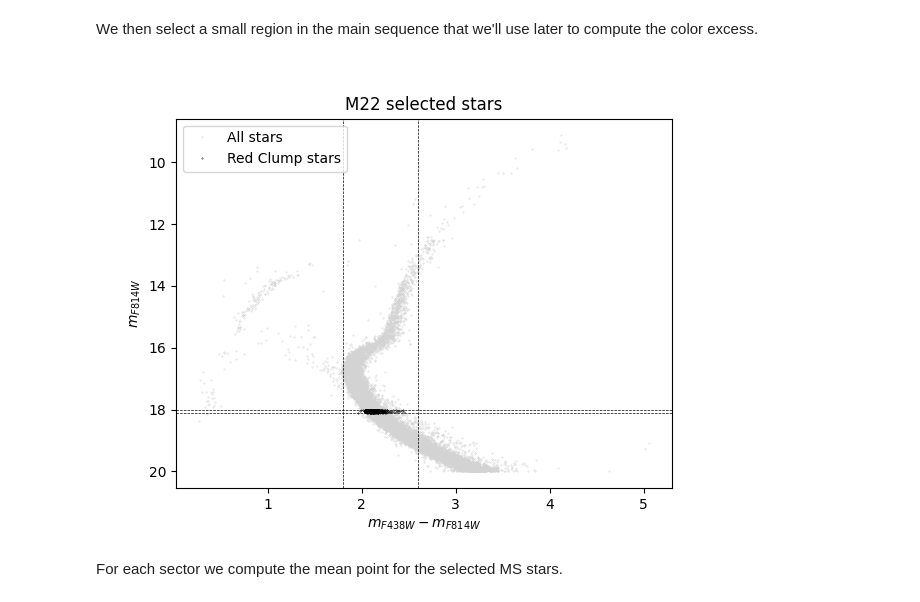
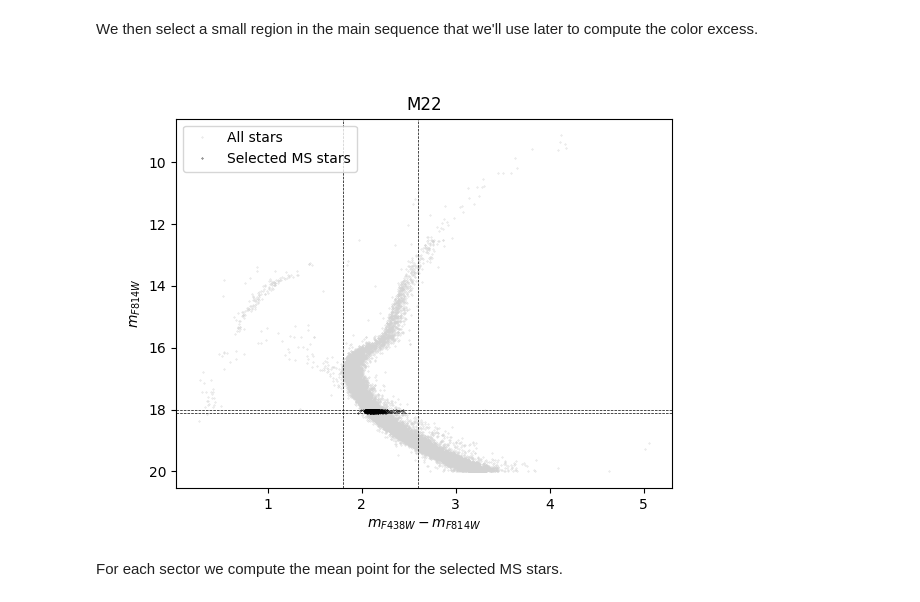
Before and after one commit to giadaaggio/stellar_rp, a Jupyter notebook: M22.ipynb, the cells around one changed output. Cells and saved outputs as stored; diff of their text form; code cells hidden in the pictures.

Commit message:
corrected some labels

```diff
--- a/M22.ipynb
+++ b/M22.ipynb
@@ -176,20 +176,20 @@ ms_data = data[(data['F814W'] > mag_lo)
 # %%
 plt.figure()
 plt.plot(data['Color'], data['Magnitude'], 'o', markersize=0.3, color='lightgrey', label='All stars')
-plt.plot(ms_data['Color'], ms_data['Magnitude'], 'o', markersize=0.3, color='black', label='Red Clump stars')
+plt.plot(ms_data['Color'], ms_data['Magnitude'], 'o', markersize=0.3, color='black', label='Selected MS stars')
 plt.axhline(y=mag_lo, color='k', linestyle='--', linewidth=0.5)
 plt.axhline(y=mag_hi, color='k', linestyle='--', linewidth=0.5)
 plt.axvline(x=col_lo, color='k', linestyle='--', linewidth=0.5)
 plt.axvline(x=col_hi, color='k', linestyle='--', linewidth=0.5)
 
 plt.gca().invert_yaxis()
 plt.xlabel(r'$m_{F438W} - m_{F814W}$')
 plt.ylabel(r'$m_{F814W}$')
 plt.legend(numpoints=1)
-plt.title('M22 selected stars')
+plt.title('M22')
 plt.show()
 # %% [output]
-[figure, old version]
+[figure, new version]
 # %% [markdown]
 For each sector we compute the mean point for the selected MS stars.
 # %%
```
Also changed, not shown: 1 other file.
